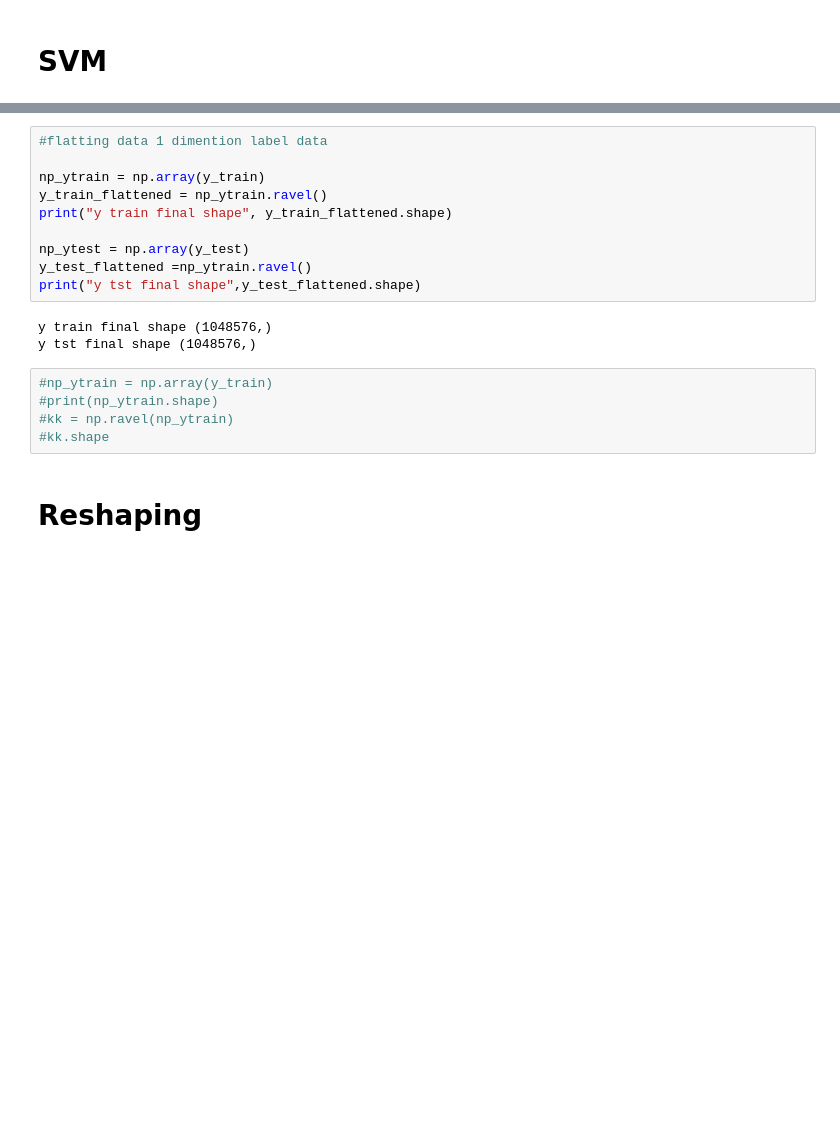
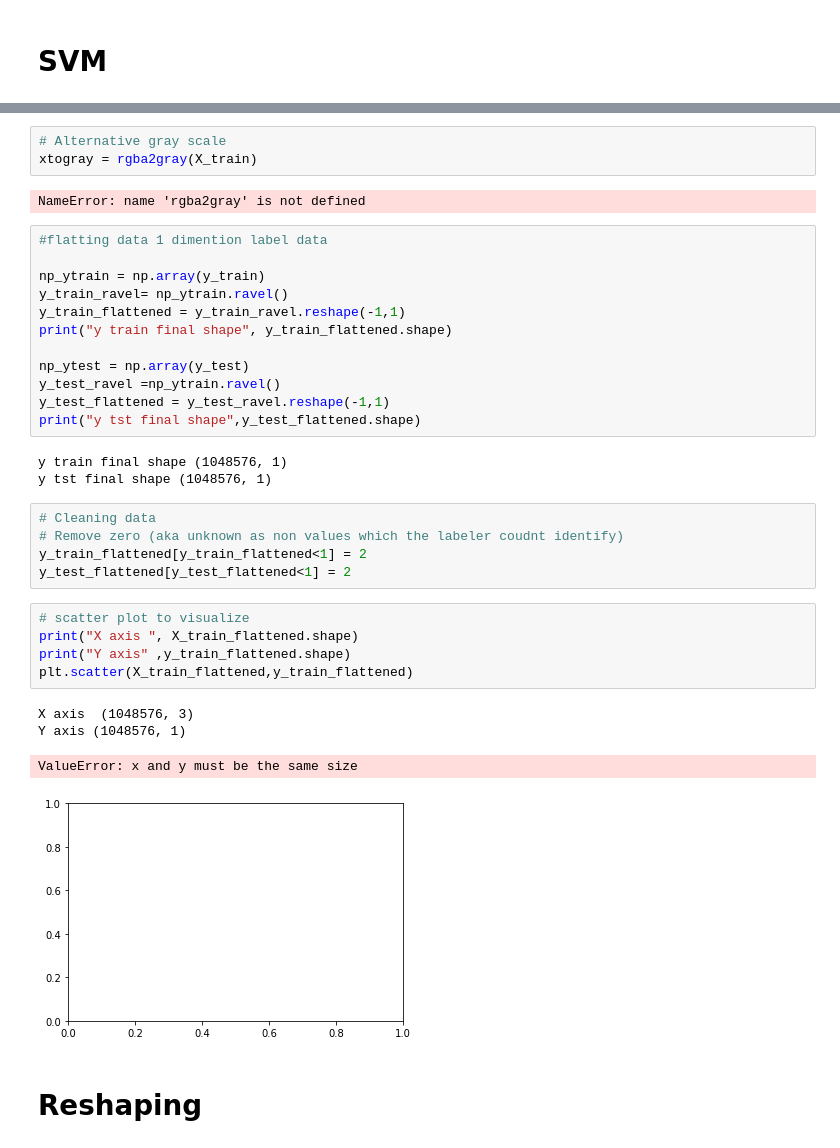
Before and after one commit to dishan3x/Lbp_Object_identification, a Jupyter notebook: localBinaryApproach.ipynb, the cells around one changed output, grey strips where cells are left out. Drawn from its saved outputs; the diff is of its cells as text; blank space fills up the shorter version.

```diff
--- a/localBinaryApproach.ipynb
+++ b/localBinaryApproach.ipynb
@@ -337,21 +325,38 @@ Y train final shape (524288, 3)
+# %%
+# Alternative gray scale
+xtogray = rgba2gray(X_train)
+# %% [output]
+NameError: name 'rgba2gray' is not defined
 # %%
 #flatting data 1 dimention label data
 
 np_ytrain = np.array(y_train)
-y_train_flattened = np_ytrain.ravel()
+y_train_ravel= np_ytrain.ravel()
+y_train_flattened = y_train_ravel.reshape(-1,1)
 print("y train final shape", y_train_flattened.shape)
 
 np_ytest = np.array(y_test)
-y_test_flattened =np_ytrain.ravel()
+y_test_ravel =np_ytrain.ravel()
+y_test_flattened = y_test_ravel.reshape(-1,1)
 print("y tst final shape",y_test_flattened.shape)
 # %% [output]
-y train final shape (1048576,)
-y tst final shape (1048576,)
+y train final shape (1048576, 1)
+y tst final shape (1048576, 1)
-# %%
-#np_ytrain = np.array(y_train)
-#print(np_ytrain.shape)
-#kk = np.ravel(np_ytrain)
-#kk.shape
+# %%
+# Cleaning data
+# Remove zero (aka unknown as non values which the labeler coudnt identify)
+y_train_flattened[y_train_flattened<1] = 2
+y_test_flattened[y_test_flattened<1] = 2
+# %%
+# scatter plot to visualize
+print("X axis ", X_train_flattened.shape)
+print("Y axis" ,y_train_flattened.shape)
+plt.scatter(X_train_flattened,y_train_flattened)
+# %% [output]
+X axis  (1048576, 3)
+Y axis (1048576, 1)
+ValueError: x and y must be the same size
+[figure, added]
 # %% [markdown]
 # Reshaping
 # %%
```
Also changed, not shown: parts of 5 cells of this notebook.
